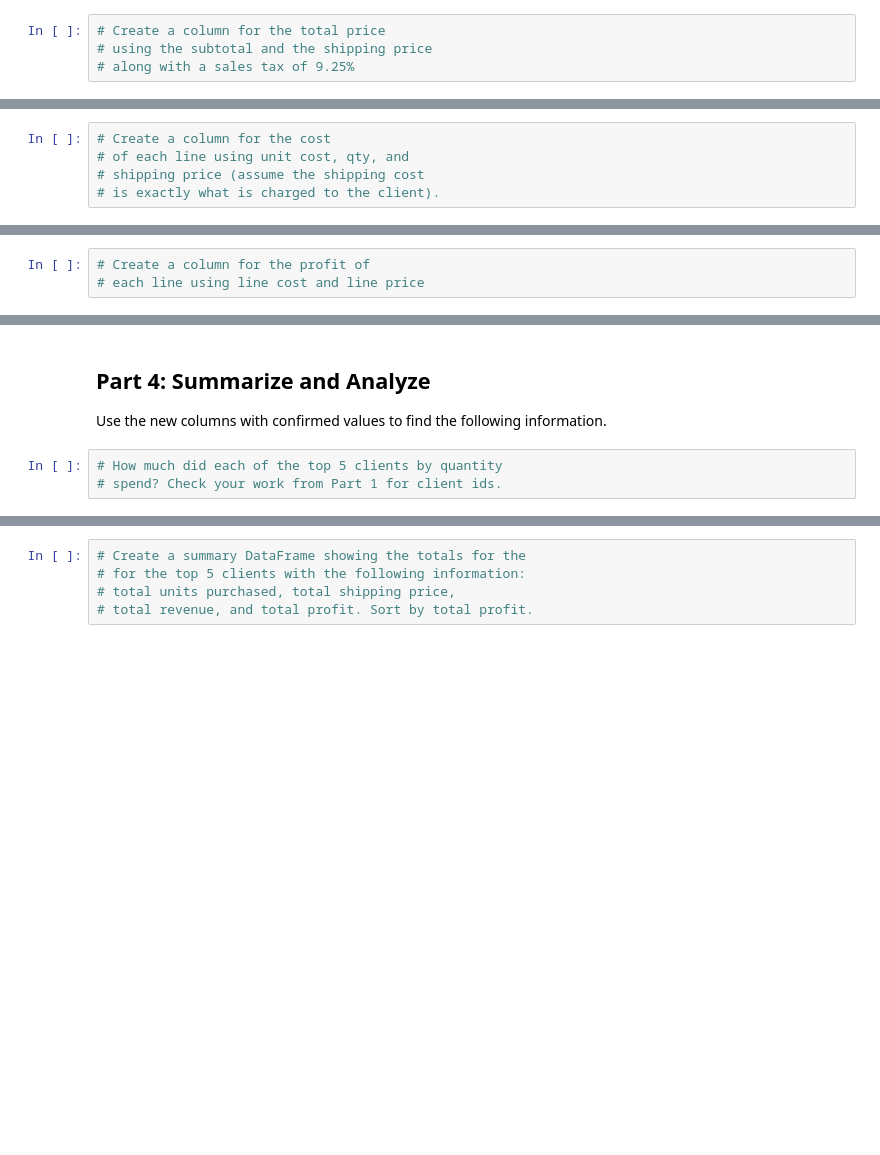
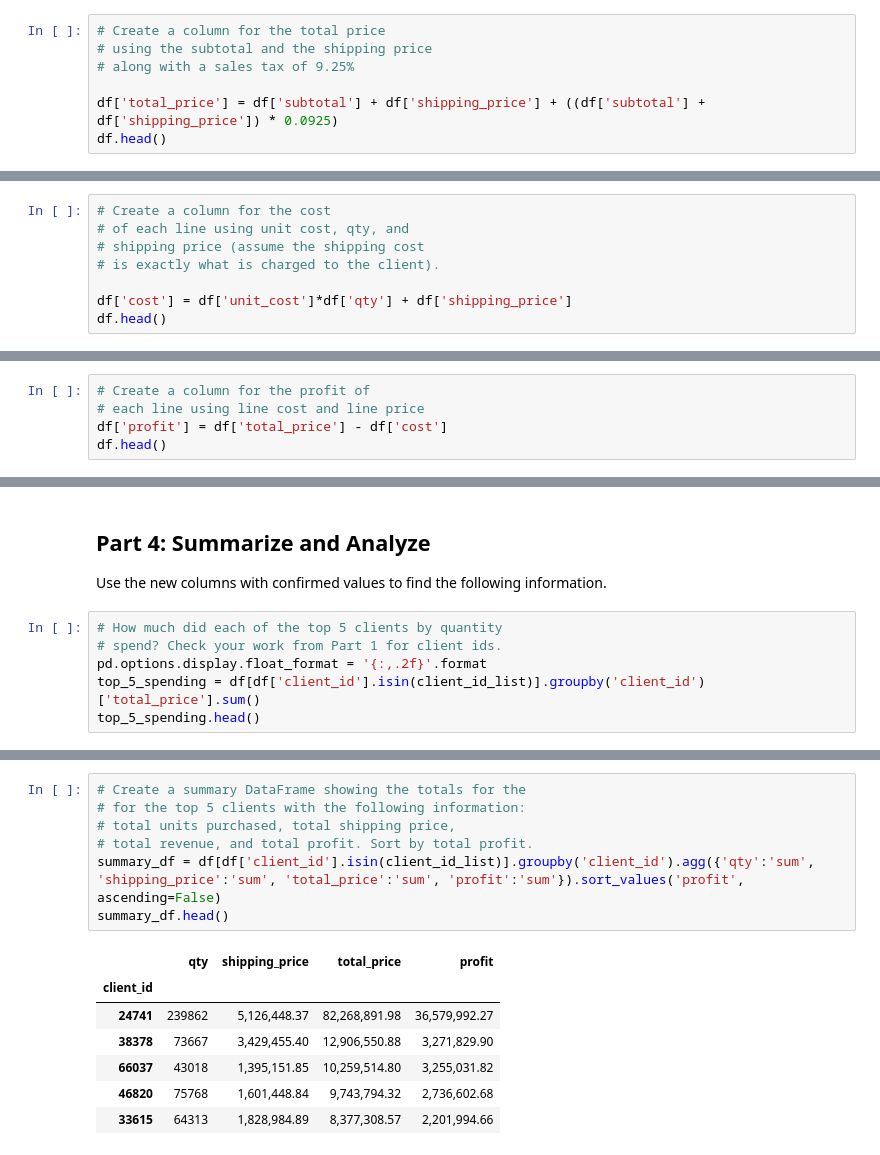
Before and after one commit to knohavec/pandas-challenge-1, a Jupyter notebook: module_4_challenge.ipynb, the cells around one changed output, grey strips where cells are left out. Cells and saved outputs as stored; diff of their text form; blank space fills up the shorter version.

```diff
--- a/module_4_challenge.ipynb
+++ b/module_4_challenge.ipynb
@@ -95,3 +127,6 @@ Do we know that this client spent the more money than client 66037? If not, how
 # Create a column for the total price
 # using the subtotal and the shipping price
 # along with a sales tax of 9.25%
+
+df['total_price'] = df['subtotal'] + df['shipping_price'] + ((df['subtotal'] + df['shipping_price']) * 0.0925)
+df.head()
@@ -100,3 +143,6 @@ Do we know that this client spent the more money than client 66037? If not, how
 # of each line using unit cost, qty, and
 # shipping price (assume the shipping cost
 # is exactly what is charged to the client).
+
+df['cost'] = df['unit_cost']*df['qty'] + df['shipping_price']
+df.head()
@@ -103,3 +157,5 @@ Do we know that this client spent the more money than client 66037? If not, how
 # %%
 # Create a column for the profit of
 # each line using line cost and line price
+df['profit'] = df['total_price'] - df['cost']
+df.head()
@@ -120,3 +197,6 @@ Use the new columns with confirmed values to find the following information.
 # %%
 # How much did each of the top 5 clients by quantity
 # spend? Check your work from Part 1 for client ids.
+pd.options.display.float_format = '{:,.2f}'.format
+top_5_spending = df[df['client_id'].isin(client_id_list)].groupby('client_id')['total_price'].sum()
+top_5_spending.head()
@@ -123,8 +211,18 @@ Use the new columns with confirmed values to find the following information.
 # %%
 # Create a summary DataFrame showing the totals for the
 # for the top 5 clients with the following information:
 # total units purchased, total shipping price,
 # total revenue, and total profit. Sort by total profit.
+summary_df = df[df['client_id'].isin(client_id_list)].groupby('client_id').agg({'qty':'sum', 'shipping_price':'sum', 'total_price':'sum', 'profit':'sum'}).sort_values('profit', ascending=False)
+summary_df.head()
+# %% [output]
+|  | qty | shipping_price | total_price | profit |
+| client_id |  |  |  |  |
+| 24741 | 239862 | 5,126,448.37 | 82,268,891.98 | 36,579,992.27 |
+| 38378 | 73667 | 3,429,455.40 | 12,906,550.88 | 3,271,829.90 |
+| 66037 | 43018 | 1,395,151.85 | 10,259,514.80 | 3,255,031.82 |
+| 46820 | 75768 | 1,601,448.84 | 9,743,794.32 | 2,736,602.68 |
+| 33615 | 64313 | 1,828,984.89 | 8,377,308.57 | 2,201,994.66 |
 # %%
 # Format the data and rename the columns
 # to names suitable for presentation.
```
Also changed, not shown: parts of 13 cells of this notebook.
